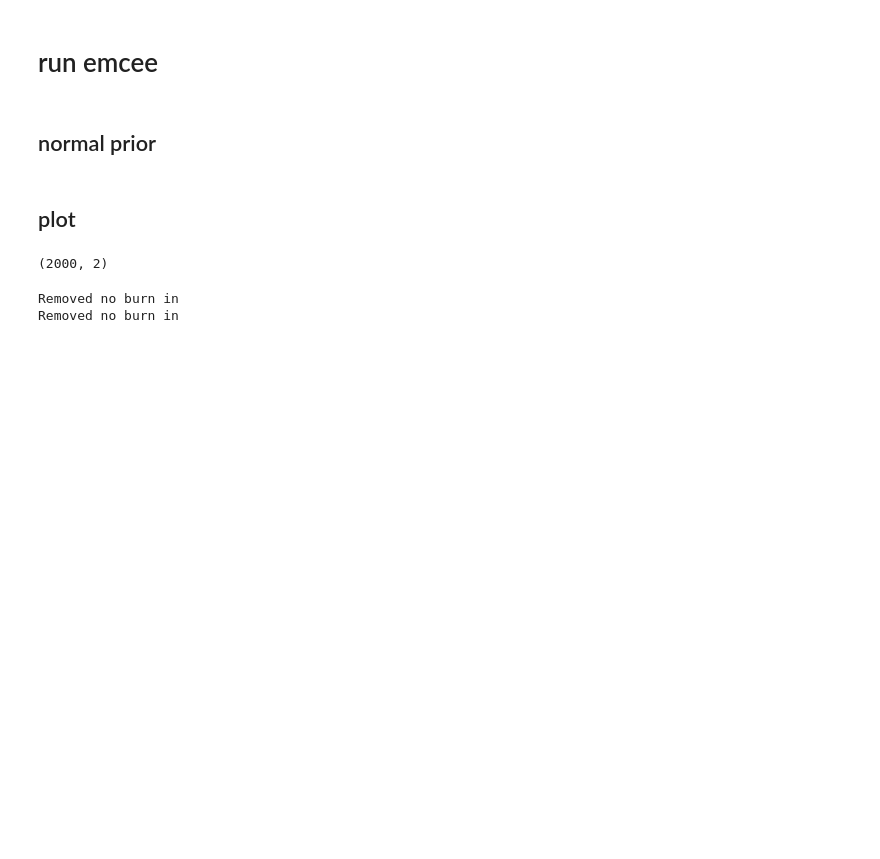
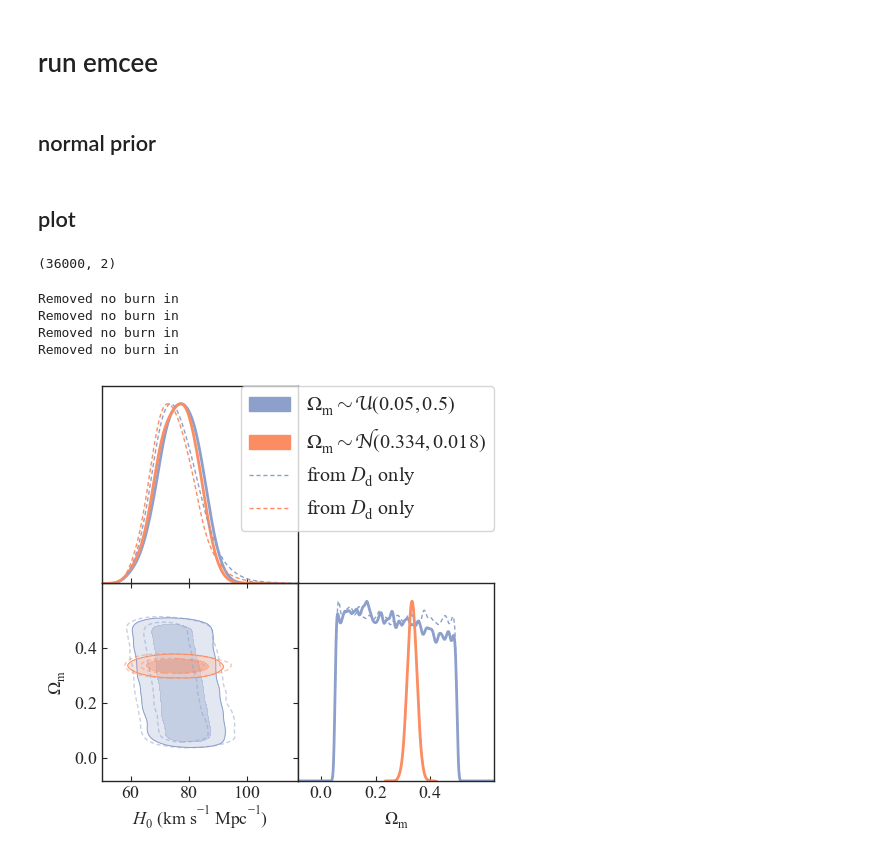
Before and after one commit to TDCOSMO/RXJ1131_KCWI, a Jupyter notebook: Fit cosmology.ipynb, the cells around one changed output. Saved outputs shown, nothing was run; the diff lists cells and outputs as text; code cells hidden in the pictures; blank space fills up the shorter version.

```diff
--- a/Fit cosmology.ipynb
+++ b/Fit cosmology.ipynb
@@ -170,13 +253,16 @@ chain_normal = blind_chain(chain_normal)
 # %%
 thin = 10
-burnin = -500
+burnin = 1000
 
 samples_uniform = chain_uniform[burnin::thin, :, :].reshape((-1, 2))
 samples_normal = chain_normal[burnin::thin, :, :].reshape((-1, 2))
 
+samples_uniform_dd_only = chain_uniform_dd_only[burnin::thin, :, :].reshape((-1, 2))
+samples_normal_dd_only = chain_normal_dd_only[burnin::thin, :, :].reshape((-1, 2))
+
 samples_normal.shape
 # %% [output]
-(2000, 2)
+(36000, 2)
 # %%
 labels = ['H0', 'Om_0']
 
@@ -185,16 +271,82 @@ if is_blind:
 else:
     latex_labels = ['H_0\\ {(\\rm km\\ s^{-1}\\ Mpc^{-1})}', '\\Omega_{\\rm m}']
 
-
 mc_samples_uniform = MCSamples(samples=samples_uniform,
                                names=labels,
                                labels=latex_labels
-                               )
+                              )
 
 mc_samples_normal = MCSamples(samples=samples_normal,
+                              names=labels,
+                              labels=latex_labels
+                             )
+
+mc_samples_uniform_dd_only = MCSamples(samples=samples_uniform_dd_only,
                                names=labels,
                                labels=latex_labels
-                               )
+                              )
+
+mc_samples_normal_dd_only = MCSamples(samples=samples_normal_dd_only,
+                                names=labels,
+                                labels=latex_labels
+                            )
 # %% [output]
 Removed no burn in
 Removed no burn in
+Removed no burn in
+Removed no burn in
+# %%
+pf.set_fontscale(2.)
+
+font_scale = .92
+
+g = plots.getSubplotPlotter(subplot_size=2.5)
+g.settings.lw_contour = 1.
+g.settings.alpha_factor_contour_lines = 2.
+g.settings.solid_contour_palefactor = 0.5
+
+g.settings.axes_fontsize = 16 * font_scale
+g.settings.lab_fontsize = 16 * font_scale
+
+g.settings.legend_fontsize = 18 * font_scale
+
+colors = [pf.cb2_blue, pf.cb2_orange, pf.cb2_blue, pf.cb2_orange]
+
+legend_labels = [r'$\Omega_{\rm m} \sim \mathcal{U}(0.05, 0.5)$',
+                 r'$\Omega_{\rm m} \sim \mathcal{N}(0.334, 0.018)$',
+                 r'from $D_{\rm d}$ only',
+                 r'from $D_{\rm d}$ only',
+                 ]
+
+g.triangle_plot([mc_samples_uniform,
+                 mc_samples_normal,
+                 mc_samples_uniform_dd_only,
+                 mc_samples_normal_dd_only,
+                 ],
+                legend_labels=legend_labels,
+                #filled=True,
+                shaded=False,
+                alpha_filled_add=.5,
+                contour_lws=[2, 2, 1, 1],
+                contour_ls=['-', '-', '--', '--'],
+                filled=[True, True, False, False],
+                # contour_colors=[sns.xkcd_rgb['emerald'], sns.xkcd_rgb['bright orange']],
+                contour_args={'alpha': .5},
+                # line_args={'lw': 7., "zorder": 30},
+                # line_args={'lw': 1., 'alpha': 1.}
+                contour_colors=colors,
+                #                     param_limits={'dphi_AB': (-0.45, 0.15),
+                #                                   'dphi_AC': (-0.45, 0.15),
+                #                                   'dphi_AD': (-0.45, 0.15),
+                #                                   'lambda_int': (0.3, 3), 'a_ani': (0.5, 5.)},
+                )
+
+# g.settings.smooth_scale_2D = 4
+# g.settings.smooth_scale_1D = 4
+
+if savefig:
+    g.fig.savefig('/Users/ajshajib/Dropbox/Papers_Proposals/rxj1131_kcwi/figures/H0_plot.pdf',
+                  bbox_inches='tight'
+                 )
+# %% [output]
+[figure, added]
```
Also changed, not shown: parts of 51 cells of this notebook, 15 other files.
